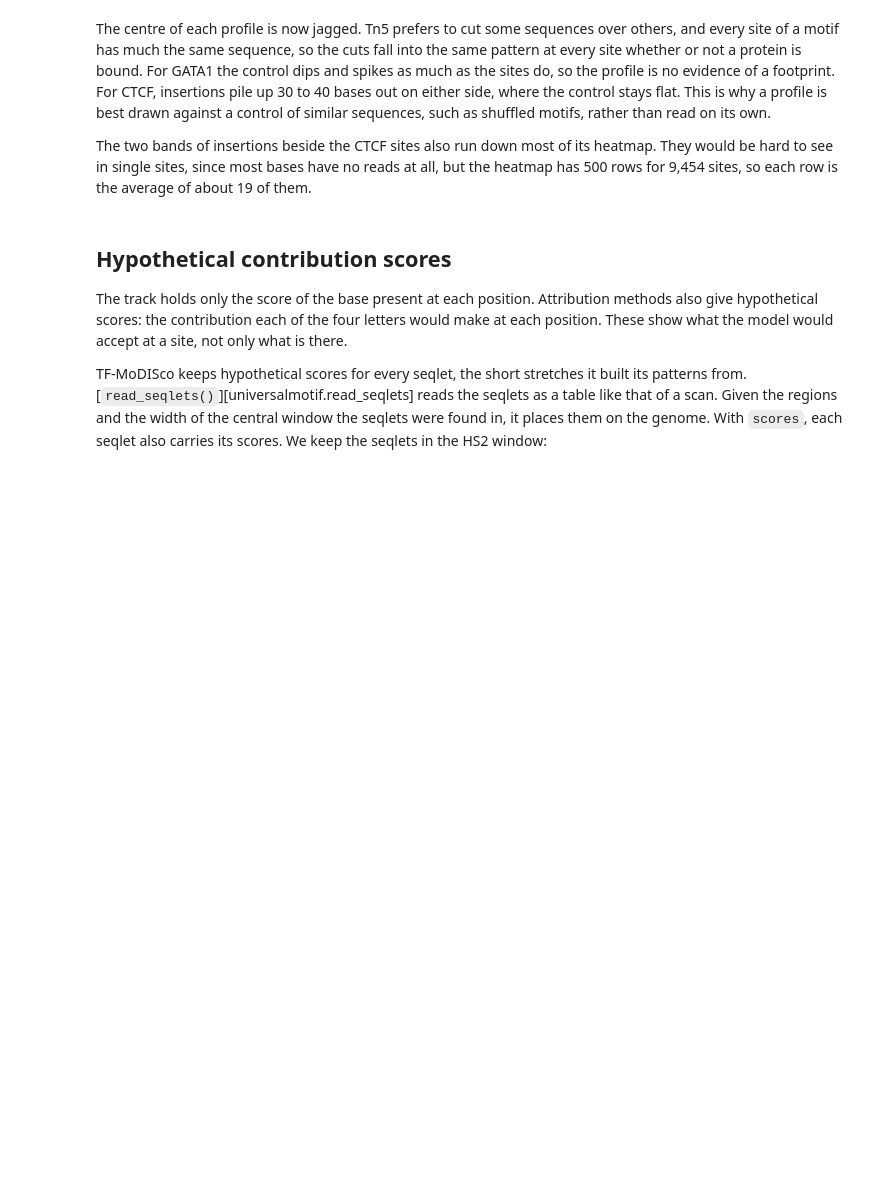
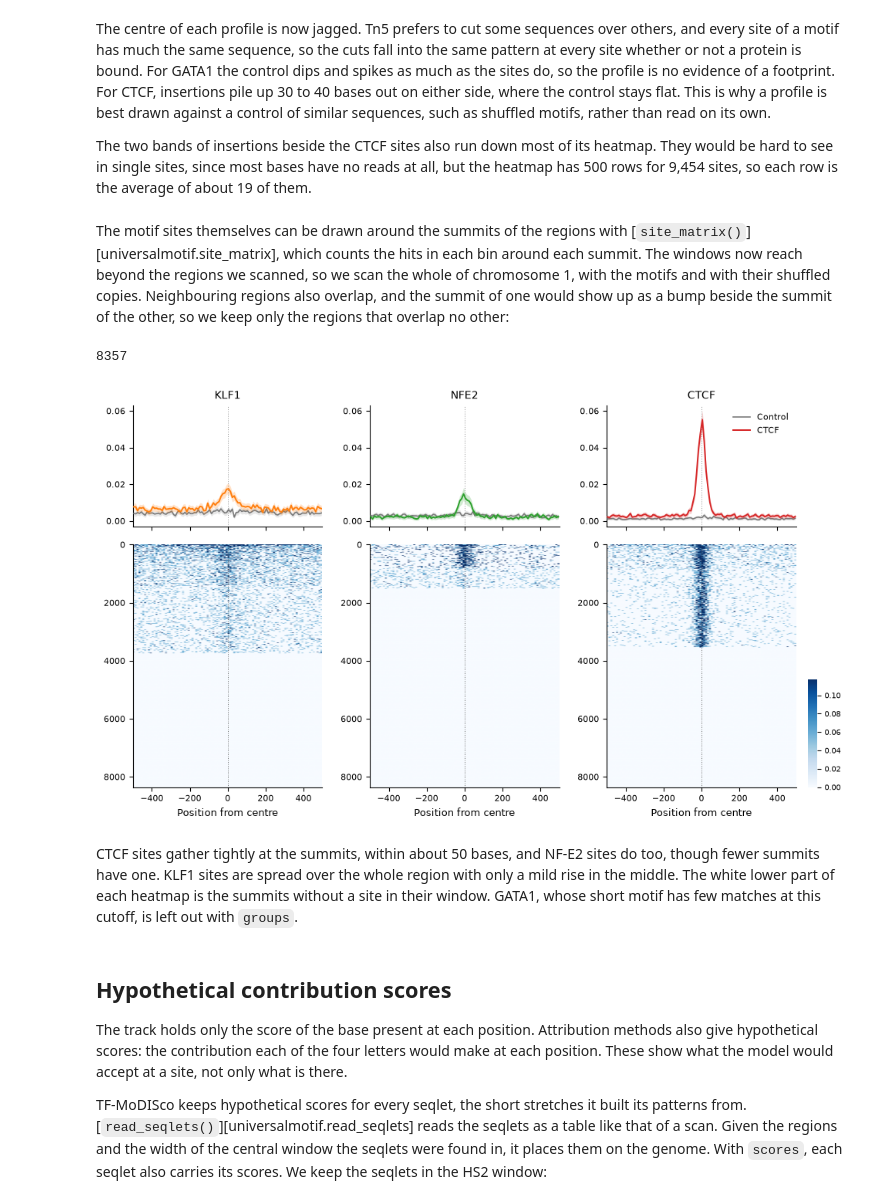
Before and after one commit to bjmt/universalmotif-py, a Jupyter notebook: docs/guides/deep-learning.ipynb, the cells around one changed output. Drawn from its saved outputs; the diff is of its cells as text; code cells hidden in the pictures; blank space fills up the shorter version.

```diff
--- a/docs/guides/deep-learning.ipynb
+++ b/docs/guides/deep-learning.ipynb
@@ -281,6 +281,35 @@ The two bands of insertions beside the CTCF sites also run down most of its
 heatmap. They would be hard to see in single sites, since most bases have
 no reads at all, but the heatmap has 500 rows for 9,454 sites, so each row
 is the average of about 19 of them.
+# %% [markdown]
+The motif sites themselves can be drawn around the summits of the regions
+with [`site_matrix()`][universalmotif.site_matrix], which counts the hits
+in each bin around each summit. The windows now reach beyond the regions we
+scanned, so we scan the whole of chromosome 1, with the motifs and with
+their shuffled copies. Neighbouring regions also overlap, and the summit of
+one would show up as a bump beside the summit of the other, so we keep only
+the regions that overlap no other:
+# %%
+chr1_sites = um.scan_sequences(site_motifs, chr1, pvalue=1e-4, nthreads=2)
+chr1_control = um.scan_sequences(shuffled, chr1, pvalue=1e-4, nthreads=2)
+summits = (
+    regions.filter(pl.col("chrom") == "chr1").sort("start")
+    .filter(pl.col("start") >= pl.col("end").shift(1).fill_null(0),
+            pl.col("end") <= pl.col("start").shift(-1).fill_null(len(chr1["chr1"])))
+)
+density = um.site_matrix(chr1_sites, summits, flank=500, bin_size=10)
+density_control = um.site_matrix(chr1_control, summits, flank=500, bin_size=10)
+print(summits.height)
+fig = um.plot_signal_profile(density, control=density_control, groups=["KLF1", "NFE2", "CTCF"])
+# %% [output]
+8357
+[figure, added]
+# %% [markdown]
+CTCF sites gather tightly at the summits, within about 50 bases, and NF-E2
+sites do too, though fewer summits have one. KLF1 sites are spread over the
+whole region with only a mild rise in the middle. The white lower part of
+each heatmap is the summits without a site in their window. GATA1, whose
+short motif has few matches at this cutoff, is left out with `groups`.
 # %% [markdown]
 ## Hypothetical contribution scores
 
```
Also changed, not shown: parts of 2 cells of this notebook, 7 other files.
